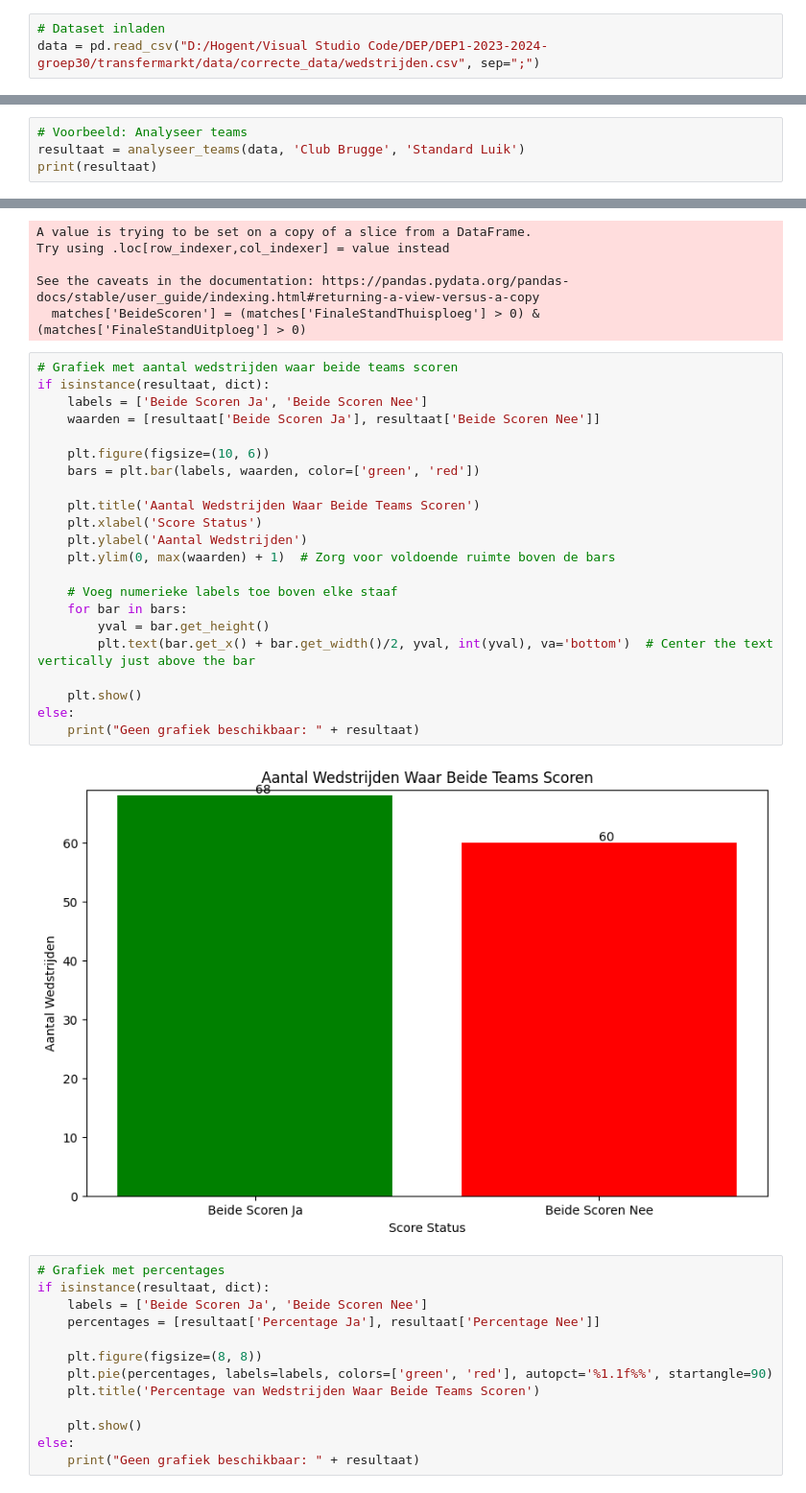
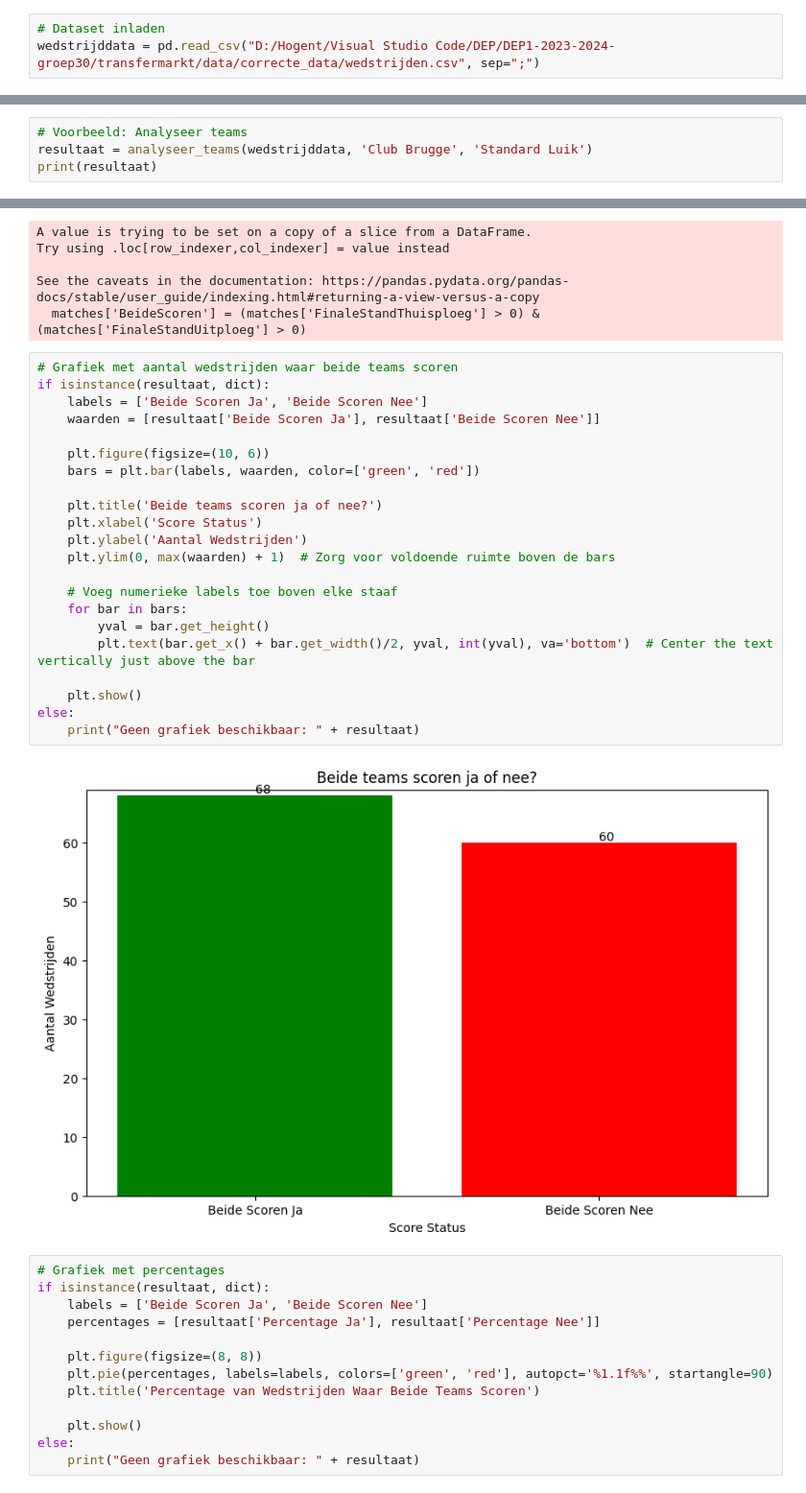
Before and after one commit to Robbevanherpe1/DEP1-2023-2024-groep30, a Jupyter notebook: analyses/matteo/analyse_gemakkelijk2.ipynb, the cells around one changed output, grey strips where cells are left out. Shown: that part at 96% size. Drawn from its saved outputs; the diff is of its cells as text.

Commit message:
Update: analyses 1 en 2 matteo

```diff
--- a/analyses/matteo/analyse_gemakkelijk2.ipynb
+++ b/analyses/matteo/analyse_gemakkelijk2.ipynb
@@ -27,6 +27,6 @@ please provide us feedback at https://github.com/pandas-dev/pandas/issues/54466
   import pandas as pd                                 # Data Frame
 # %%
 # Dataset inladen
-data = pd.read_csv("D:/Hogent/Visual Studio Code/DEP/DEP1-2023-2024-groep30/transfermarkt/data/correcte_data/wedstrijden.csv", sep=";")
+wedstrijddata = pd.read_csv("D:/Hogent/Visual Studio Code/DEP/DEP1-2023-2024-groep30/transfermarkt/data/correcte_data/wedstrijden.csv", sep=";")
 # %%
 # De eerste 10 rijen van de dataset bekijken
@@ -69,7 +69,7 @@ def analyseer_teams(data, team1, team2):
         return "Geen wedstrijden gevonden tussen deze teams."
 # %%
 # Voorbeeld: Analyseer teams
-resultaat = analyseer_teams(data, 'Club Brugge', 'Standard Luik')
+resultaat = analyseer_teams(wedstrijddata, 'Club Brugge', 'Standard Luik')
 print(resultaat)
 # %% [output]
 {'Aantal Wedstrijden': 128, 'Beide Scoren Ja': 68, 'Beide Scoren Nee': 60, 'Percentage Ja': 53.125, 'Percentage Nee': 46.875}
@@ -81,27 +81,27 @@ See the caveats in the documentation: https://pandas.pydata.org/pandas-docs/stab
 # %%
 # Grafiek met aantal wedstrijden waar beide teams scoren
 if isinstance(resultaat, dict):
     labels = ['Beide Scoren Ja', 'Beide Scoren Nee']
     waarden = [resultaat['Beide Scoren Ja'], resultaat['Beide Scoren Nee']]
 
     plt.figure(figsize=(10, 6))
     bars = plt.bar(labels, waarden, color=['green', 'red'])
 
-    plt.title('Aantal Wedstrijden Waar Beide Teams Scoren')
+    plt.title('Beide teams scoren ja of nee?')
     plt.xlabel('Score Status')
     plt.ylabel('Aantal Wedstrijden')
     plt.ylim(0, max(waarden) + 1)  # Zorg voor voldoende ruimte boven de bars
 
     # Voeg numerieke labels toe boven elke staaf
     for bar in bars:
         yval = bar.get_height()
         plt.text(bar.get_x() + bar.get_width()/2, yval, int(yval), va='bottom')  # Center the text vertically just above the bar
 
     plt.show()
 else:
     print("Geen grafiek beschikbaar: " + resultaat)
 # %% [output]
-[figure, old version]
+[figure, new version]
 # %%
 # Grafiek met percentages
 if isinstance(resultaat, dict):
```
Also changed, not shown: parts of 1 cell of this notebook, 1 other file.
